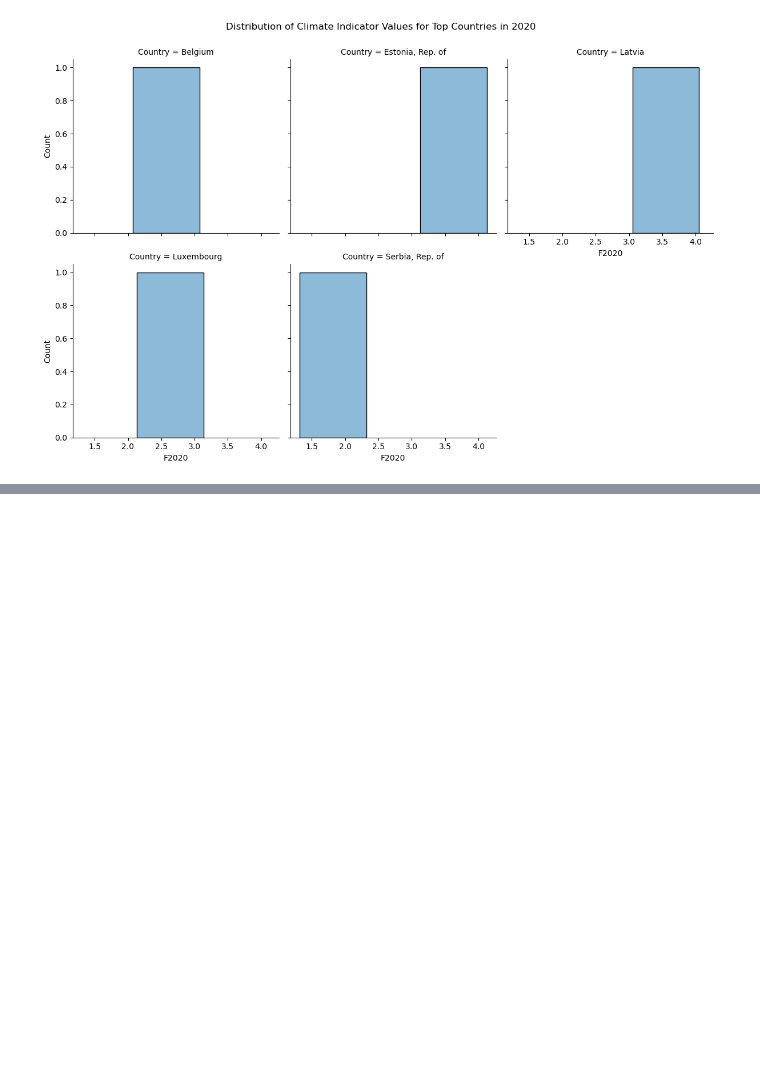
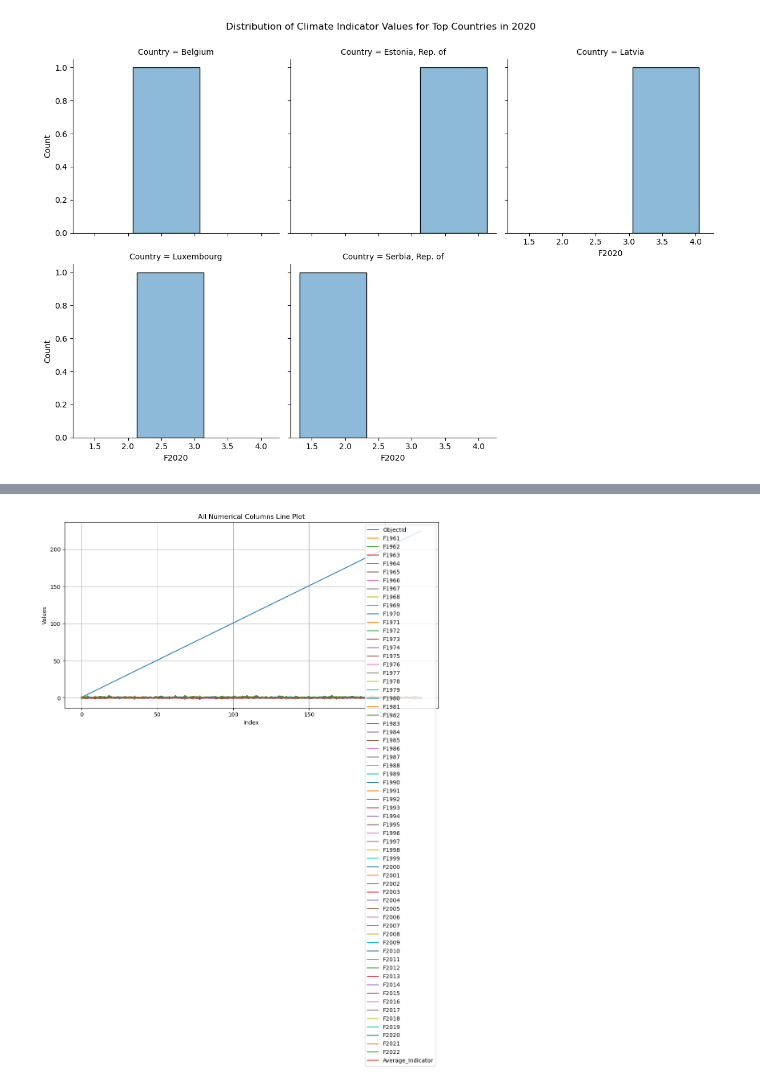
Before and after one commit to DeepInsightCoder/ML-Projects-Portfolio, a Jupyter notebook: IntroToMLBasics/EXPLORE DATASET .ipynb, the cells around one changed output, grey strips where cells are left out. Cells and saved outputs as stored; diff of their text form; code cells hidden in the pictures; blank space fills up the shorter version.

```diff
--- a/IntroToMLBasics/EXPLORE DATASET .ipynb
+++ b/IntroToMLBasics/EXPLORE DATASET .ipynb
@@ -226,0 +236,9 @@ plt.show()
+# %%
+# Plot all numerical columns in the dataset
+df.plot(kind='line', figsize=(12, 6), title='All Numerical Columns Line Plot')
+plt.xlabel('Index')
+plt.ylabel('Values')
+plt.grid(True)
+plt.show()
+# %% [output]
+[figure, added]
```
Also changed, not shown: parts of 2 cells of this notebook.
